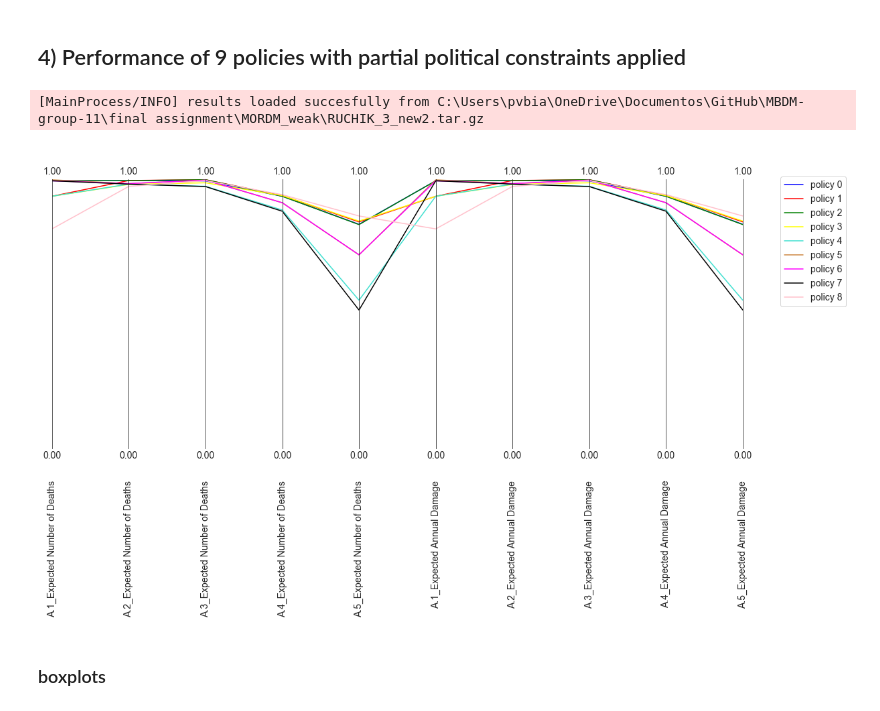
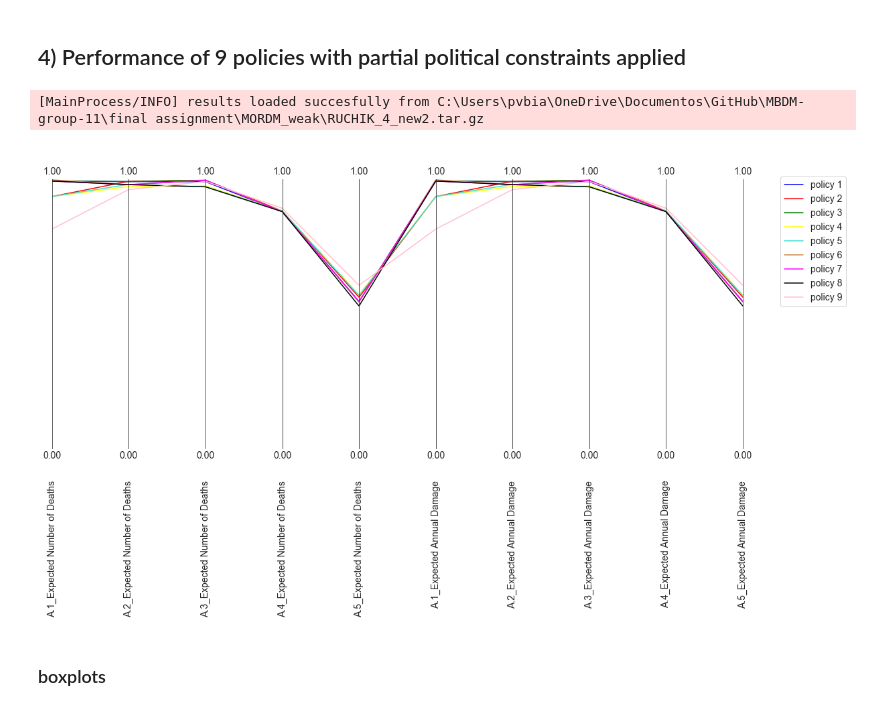
Before and after one commit to pdebiase/MBDM-group-11, a Jupyter notebook: final assignment/MORDM_weak/MORO_postanalysis.ipynb, the cells around one changed output. Saved outputs shown, nothing was run; the diff lists cells and outputs as text; code cells hidden in the pictures.

```diff
--- a/final assignment/MORDM_weak/MORO_postanalysis.ipynb
+++ b/final assignment/MORDM_weak/MORO_postanalysis.ipynb
@@ -276,14 +276,14 @@ print(round((end - start)/3600, 2), "Hours")
 save_results(results, "MORO4pol_lessdikeheightnorfrG.tar.gz")
 # %%
 #Load results
-results = load_results('RUCHIK_3_new2.tar.gz')
+results = load_results('RUCHIK_4_new2.tar.gz')
 experiment,_ = results
 results_df = pd.DataFrame.from_dict(_)
 n_scenarios = 2000
 robustness_dict = {}
 results_df['name'] = experiment['policy']
 # %% [output]
-[MainProcess/INFO] results loaded succesfully from C:\Users\pvbia\OneDrive\Documentos\GitHub\MBDM-group-11\final assignment\MORDM_weak\RUCHIK_3_new2.tar.gz
+[MainProcess/INFO] results loaded succesfully from C:\Users\pvbia\OneDrive\Documentos\GitHub\MBDM-group-11\final assignment\MORDM_weak\RUCHIK_4_new2.tar.gz
 # %%
 #In the highly disaggregated formulation, the damages and deaths are not aggregated over time,since we had two time steps
 #we take average of values at each time step to get average annual damage and deaths each year
@@ -301,35 +301,35 @@ results_df['A.5_Expected Number of Deaths'] = 0.5*(results_df['A.5_Expected Numb
 n_scenarios = 2000
 robustness_dict = {}
 results_df['name'] = experiment['policy']                 #A column to see which row corresponds to which policy in results
 objectives = ['A.1_Expected Number of Deaths','A.2_Expected Number of Deaths',     #Objectives for which we want parallel coordinate plot
              'A.3_Expected Number of Deaths','A.4_Expected Number of Deaths',
              'A.5_Expected Number of Deaths','A.1_Expected Annual Damage',
              'A.2_Expected Annual Damage','A.3_Expected Annual Damage',
              'A.4_Expected Annual Damage','A.5_Expected Annual Damage']
 
 for obj in objectives:
     robustness = []                                      #This list will contain robustness metric of specific objective for each policy
     for i in range(0, len(results_df['name'].unique())):                #looping through each policy
         df_pol = results_df[results_df['name']==results_df['name'].unique()[i]]
         if ('Deaths' in obj):                                            #if objective is related to death
             robustness_policy_outcome = len(df_pol[df_pol[obj]< 0.000002])/len(df_pol)     #find fraction which is below a threshold specified
             robustness.append(robustness_policy_outcome)                 #append it to list
         else:                                                            #if objective is related to damage
             robustness_policy_outcome = len(df_pol[df_pol[obj]<20000])/len(df_pol)    #find fraction which is below a specified threshold
             robustness.append(robustness_policy_outcome)
     robustness_dict[obj] = robustness                                   #The element of dictionary is list with objective as key
 robust_df = pd.DataFrame(data=robustness_dict)                          #convert it to dataframe
 limits = pd.DataFrame([[0,0,0,0,0,0,0,0,0,0],[1,1,1,1,1,1,1,1,1,1]], columns=objectives)  #set limits
 axes = parcoords.ParallelAxes(limits)
 colors = ['blue','red','green','yellow','turquoise','peru','magenta','black','pink']                                #change colors depending on number of policies you have
 for i in range(0,len(robust_df)):
     outcomes = robust_df.iloc[i]
-    axes.plot(outcomes.to_frame().T,label='policy {}'.format(i),color = colors[i])
+    axes.plot(outcomes.to_frame().T,label='policy {}'.format(i+1),color = colors[i])
 axes.fig.set_size_inches(15,10)
 axes.legend()
 plt.show()
 # %% [output]
-[figure, old version]
+[figure, new version]
 # %% [markdown]
 ### boxplots
 # %%
```
Also changed, not shown: parts of 8 cells of this notebook, 1 other file.
